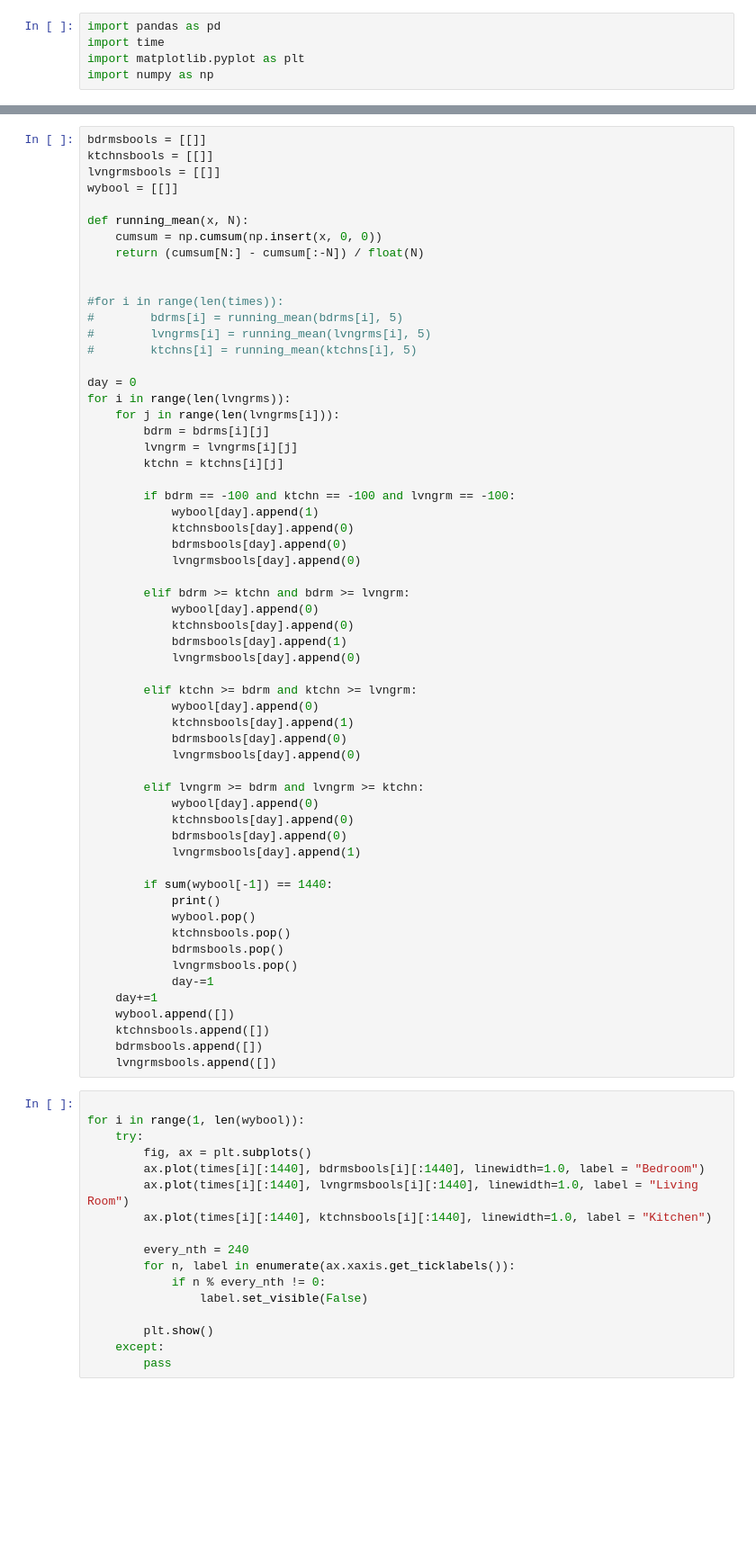
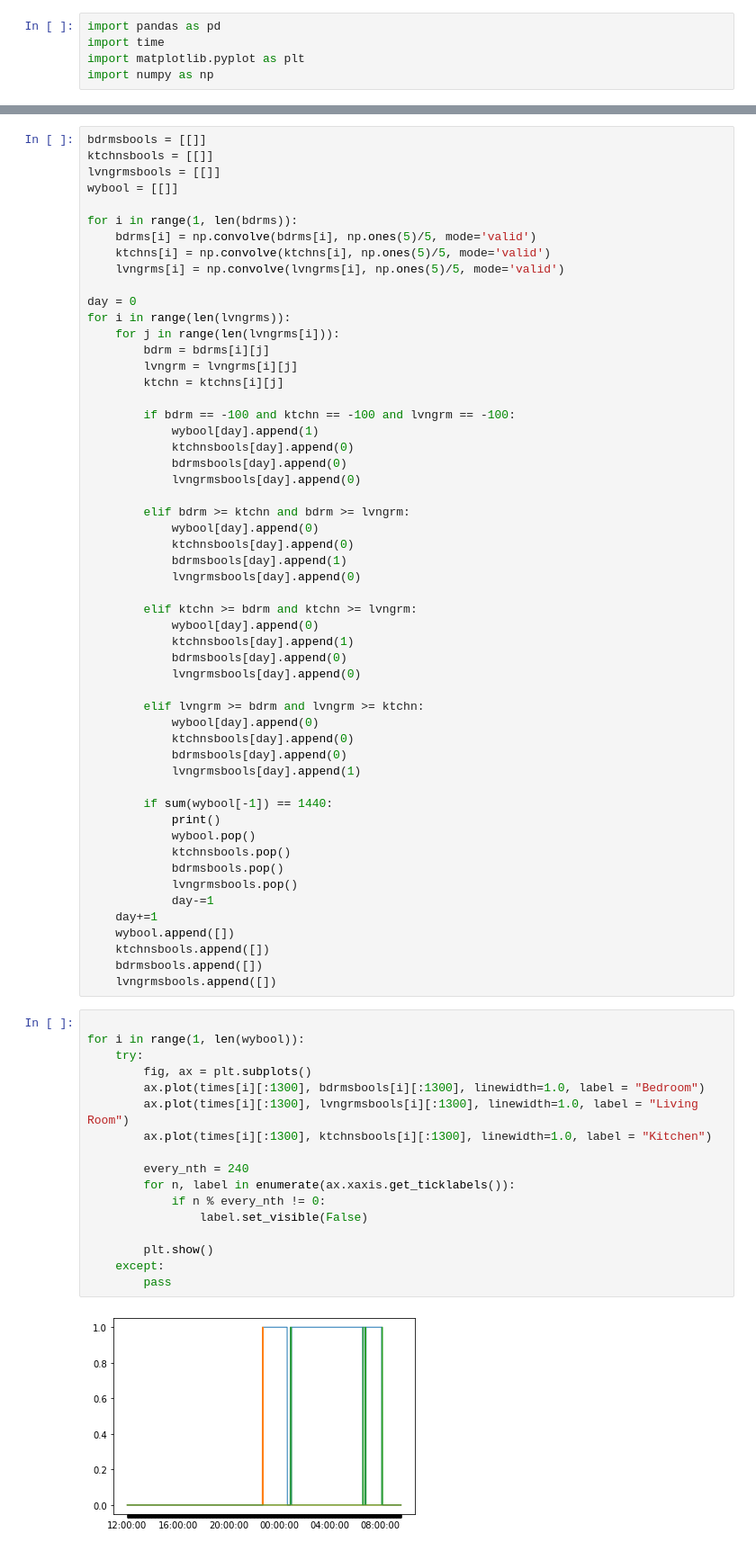
Before and after one commit to pdmcguckian/HiddenPrivacyThreat, a Jupyter notebook: Data & Modelling/Visualization.ipynb, the cells around one changed output, grey strips where cells are left out. Shown: that part at 90% size. Cells and saved outputs as stored; diff of their text form; blank space fills up the shorter version.

```diff
--- a/Data & Modelling/Visualization.ipynb
+++ b/Data & Modelling/Visualization.ipynb
@@ -63,15 +120,10 @@ ktchnsbools = [[]]
 lvngrmsbools = [[]]
 wybool = [[]]
 
-def running_mean(x, N):
-    cumsum = np.cumsum(np.insert(x, 0, 0))
-    return (cumsum[N:] - cumsum[:-N]) / float(N)
-
-
-#for i in range(len(times)):
-#        bdrms[i] = running_mean(bdrms[i], 5)
-#        lvngrms[i] = running_mean(lvngrms[i], 5)
-#        ktchns[i] = running_mean(ktchns[i], 5)
+for i in range(1, len(bdrms)):
+    bdrms[i] = np.convolve(bdrms[i], np.ones(5)/5, mode='valid')
+    ktchns[i] = np.convolve(ktchns[i], np.ones(5)/5, mode='valid')
+    lvngrms[i] = np.convolve(lvngrms[i], np.ones(5)/5, mode='valid')
 
 day = 0
 for i in range(len(lvngrms)):
@@ -119,17 +171,19 @@ for i in range(len(lvngrms)):
 # %%
 
 for i in range(1, len(wybool)):
     try:
         fig, ax = plt.subplots()
-        ax.plot(times[i][:1440], bdrmsbools[i][:1440], linewidth=1.0, label = "Bedroom")
-        ax.plot(times[i][:1440], lvngrmsbools[i][:1440], linewidth=1.0, label = "Living Room")
-        ax.plot(times[i][:1440], ktchnsbools[i][:1440], linewidth=1.0, label = "Kitchen")
+        ax.plot(times[i][:1300], bdrmsbools[i][:1300], linewidth=1.0, label = "Bedroom")
+        ax.plot(times[i][:1300], lvngrmsbools[i][:1300], linewidth=1.0, label = "Living Room")
+        ax.plot(times[i][:1300], ktchnsbools[i][:1300], linewidth=1.0, label = "Kitchen")
 
         every_nth = 240
         for n, label in enumerate(ax.xaxis.get_ticklabels()):
             if n % every_nth != 0:
                 label.set_visible(False)
 
         plt.show()
     except:
         pass
+# %% [output]
+[figure, added]
```
Also changed, not shown: parts of 5 cells of this notebook, 6 other files.
